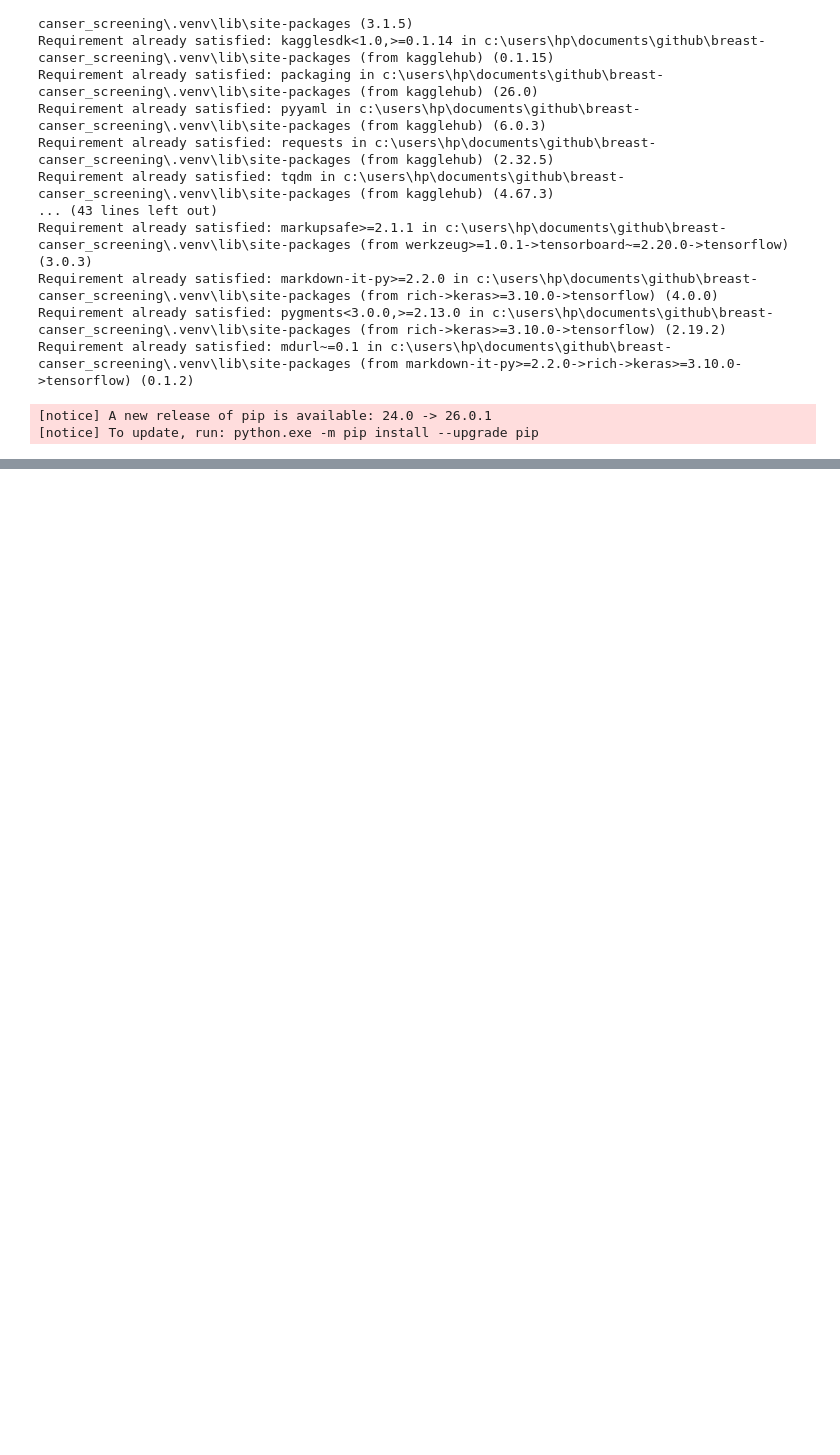
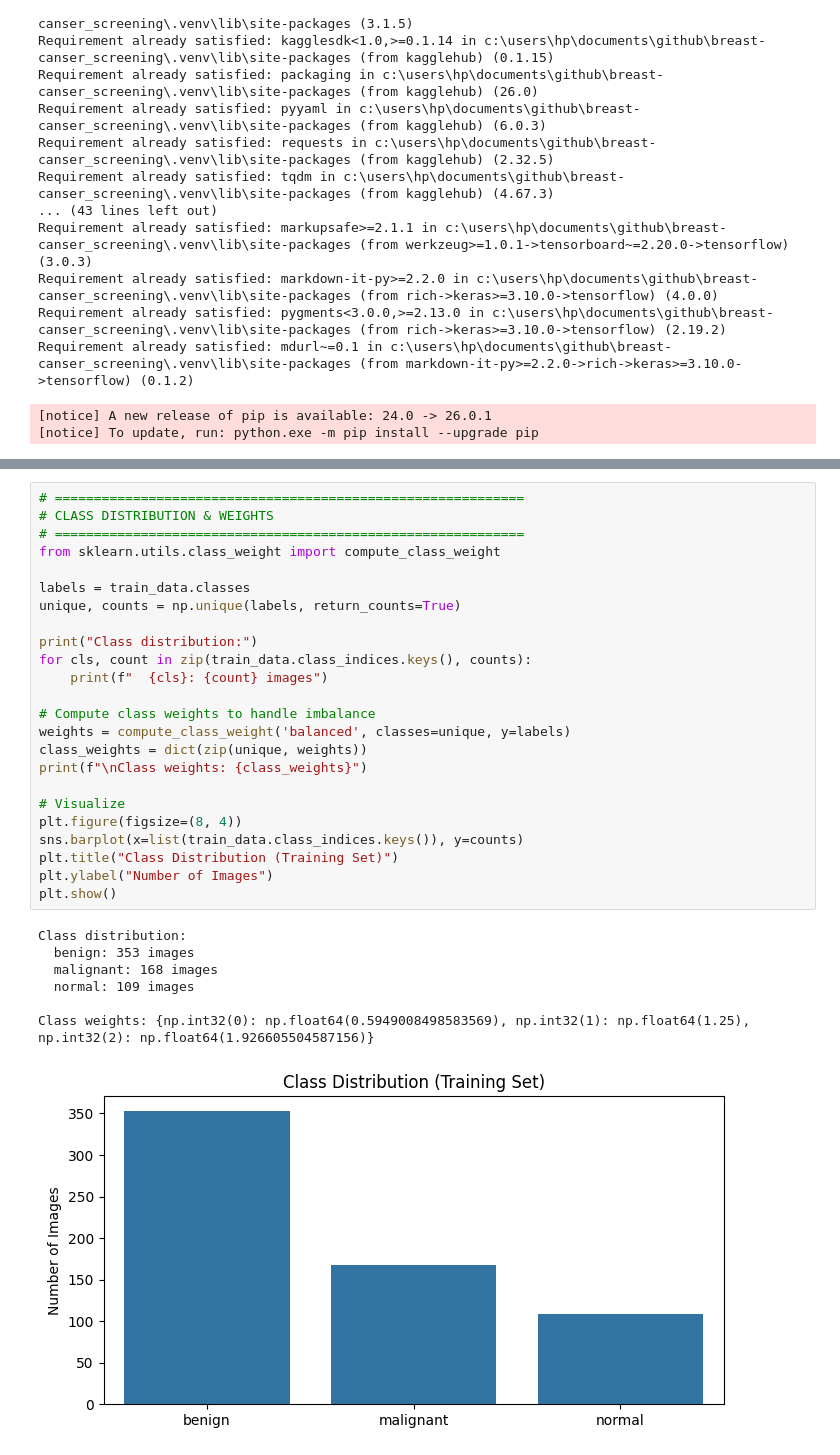
Before and after one commit to cyiza22/Breast-canser_screening, a Jupyter notebook: ml_service/train_model.ipynb, the cells around one changed output, grey strips where cells are left out. Saved outputs shown, nothing was run; the diff lists cells and outputs as text; blank space fills up the shorter version.

```diff
--- a/ml_service/train_model.ipynb
+++ b/ml_service/train_model.ipynb
@@ -127 +138,33 @@ plt.show()
+# %%
+# ============================================================
+# CLASS DISTRIBUTION & WEIGHTS
+# ============================================================
+from sklearn.utils.class_weight import compute_class_weight
+
+labels = train_data.classes
+unique, counts = np.unique(labels, return_counts=True)
+
+print("Class distribution:")
+for cls, count in zip(train_data.class_indices.keys(), counts):
+    print(f"  {cls}: {count} images")
+
+# Compute class weights to handle imbalance
+weights = compute_class_weight('balanced', classes=unique, y=labels)
+class_weights = dict(zip(unique, weights))
+print(f"\nClass weights: {class_weights}")
+
+# Visualize
+plt.figure(figsize=(8, 4))
+sns.barplot(x=list(train_data.class_indices.keys()), y=counts)
+plt.title("Class Distribution (Training Set)")
+plt.ylabel("Number of Images")
+plt.show()
+# %% [output]
+Class distribution:
+  benign: 353 images
+  malignant: 168 images
+  normal: 109 images
+
+Class weights: {np.int32(0): np.float64(0.5949008498583569), np.int32(1): np.float64(1.25), np.int32(2): np.float64(1.926605504587156)}
+[figure, added]
 # %%
```
Also changed, not shown: parts of 24 cells of this notebook, 8 other files.
